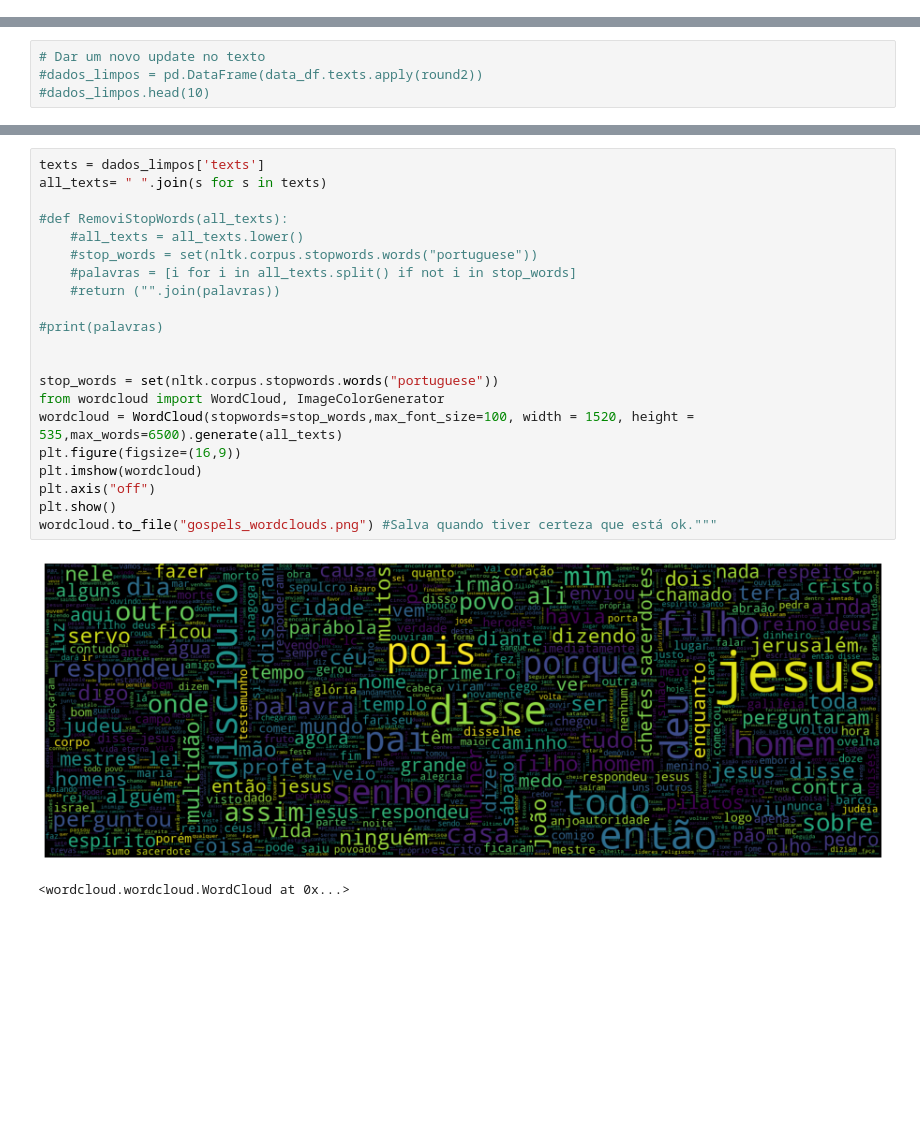
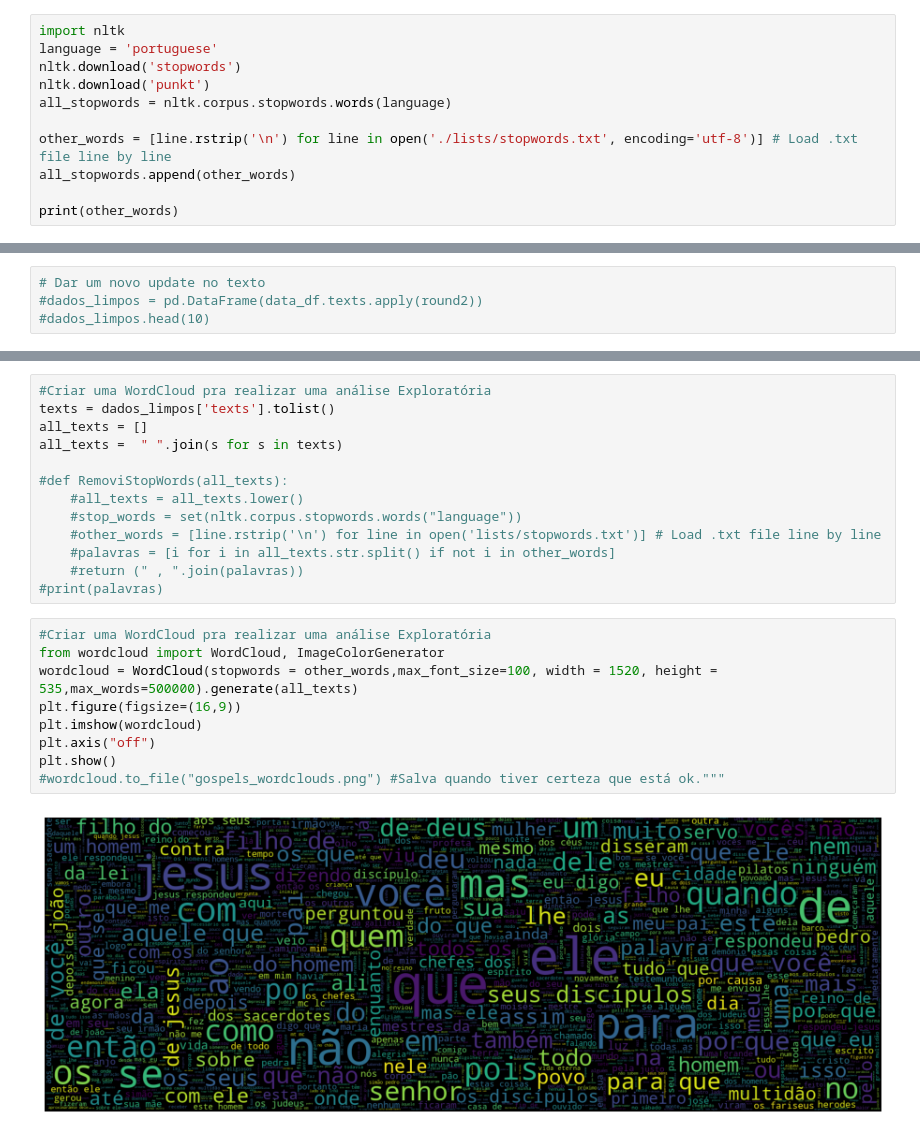
Before and after one commit to klemeragm/lda_academic_work, a Jupyter notebook: teste_nltk_mineirando_dados.ipynb, the cells around one changed output, grey strips where cells are left out. Drawn from its saved outputs; the diff is of its cells as text; blank space fills up the shorter version.

```diff
--- a/teste_nltk_mineirando_dados.ipynb
+++ b/teste_nltk_mineirando_dados.ipynb
@@ -131,0 +279,11 @@ dados_limpos.head(10)
+# %%
+import nltk
+language = 'portuguese'
+nltk.download('stopwords')
+nltk.download('punkt')
+all_stopwords = nltk.corpus.stopwords.words(language)
+
+other_words = [line.rstrip('\n') for line in open('./lists/stopwords.txt', encoding='utf-8')] # Load .txt file line by line
+all_stopwords.append(other_words)
+
+print(other_words)
@@ -195,24 +515,24 @@ plt.show()
+# %%
+#Criar uma WordCloud pra realizar uma análise Exploratória
+texts = dados_limpos['texts'].tolist()
+all_texts = []
+all_texts =  " ".join(s for s in texts)
+
+#def RemoviStopWords(all_texts):
+    #all_texts = all_texts.lower()
+    #stop_words = set(nltk.corpus.stopwords.words("language"))
+    #other_words = [line.rstrip('\n') for line in open('lists/stopwords.txt')] # Load .txt file line by line
+    #palavras = [i for i in all_texts.str.split() if not i in other_words]
+    #return (" , ".join(palavras))
+#print(palavras)
 # %%
-texts = dados_limpos['texts']
-all_texts= " ".join(s for s in texts)
-
-#def RemoviStopWords(all_texts):
-    #all_texts = all_texts.lower()
-    #stop_words = set(nltk.corpus.stopwords.words("portuguese"))
-    #palavras = [i for i in all_texts.split() if not i in stop_words]
-    #return ("".join(palavras))
-
-#print(palavras)
-
-
-stop_words = set(nltk.corpus.stopwords.words("portuguese"))
+#Criar uma WordCloud pra realizar uma análise Exploratória
 from wordcloud import WordCloud, ImageColorGenerator
-wordcloud = WordCloud(stopwords=stop_words,max_font_size=100, width = 1520, height = 535,max_words=6500).generate(all_texts)
+wordcloud = WordCloud(stopwords = other_words,max_font_size=100, width = 1520, height = 535,max_words=500000).generate(all_texts)
 plt.figure(figsize=(16,9))
 plt.imshow(wordcloud)
 plt.axis("off")
 plt.show()
-wordcloud.to_file("gospels_wordclouds.png") #Salva quando tiver certeza que está ok."""
+#wordcloud.to_file("gospels_wordclouds.png") #Salva quando tiver certeza que está ok."""
 # %% [output]
-[figure, old version]
+[figure, new version]
-<wordcloud.wordcloud.WordCloud at 0x...>
```
Also changed, not shown: parts of 35 cells of this notebook, 13 other files.
